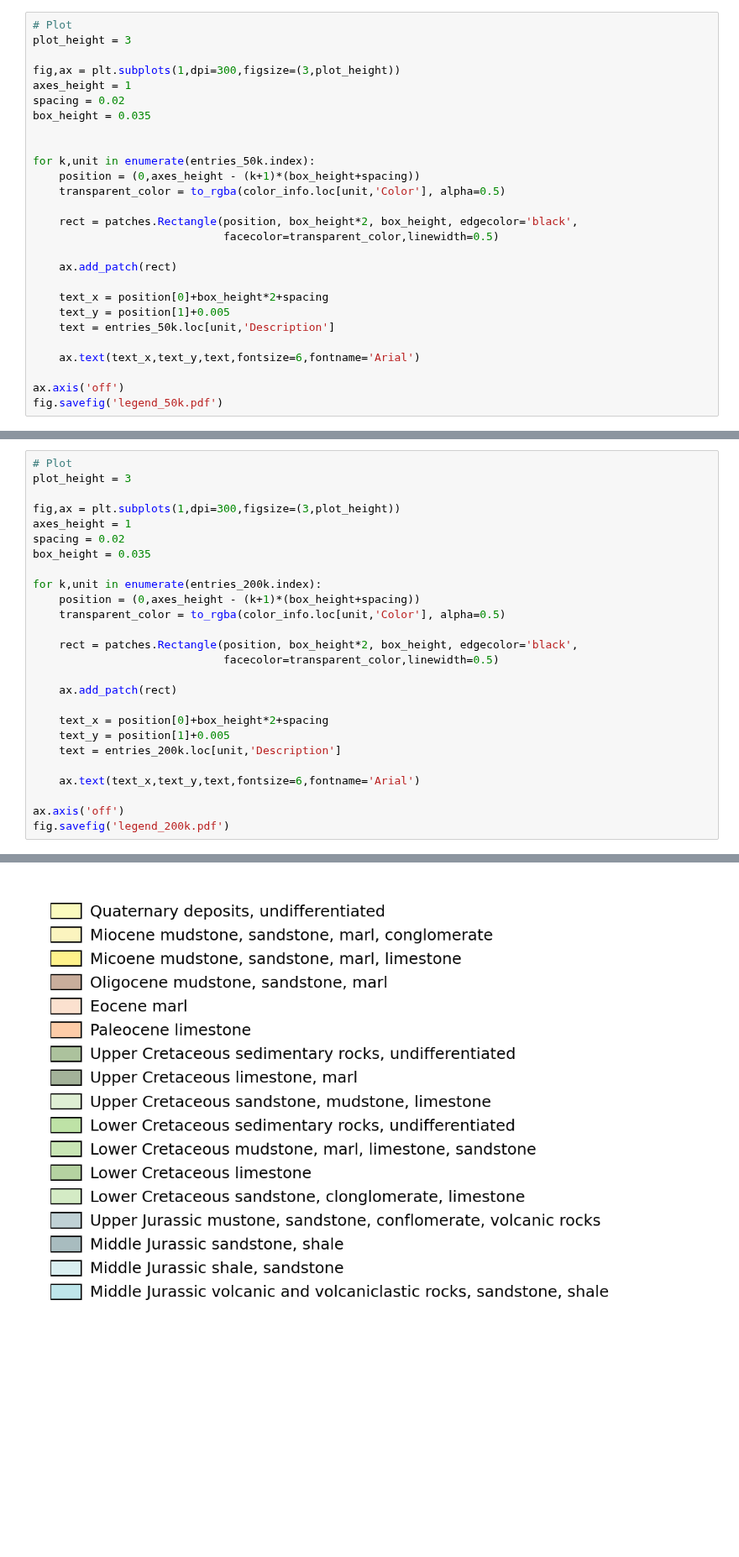
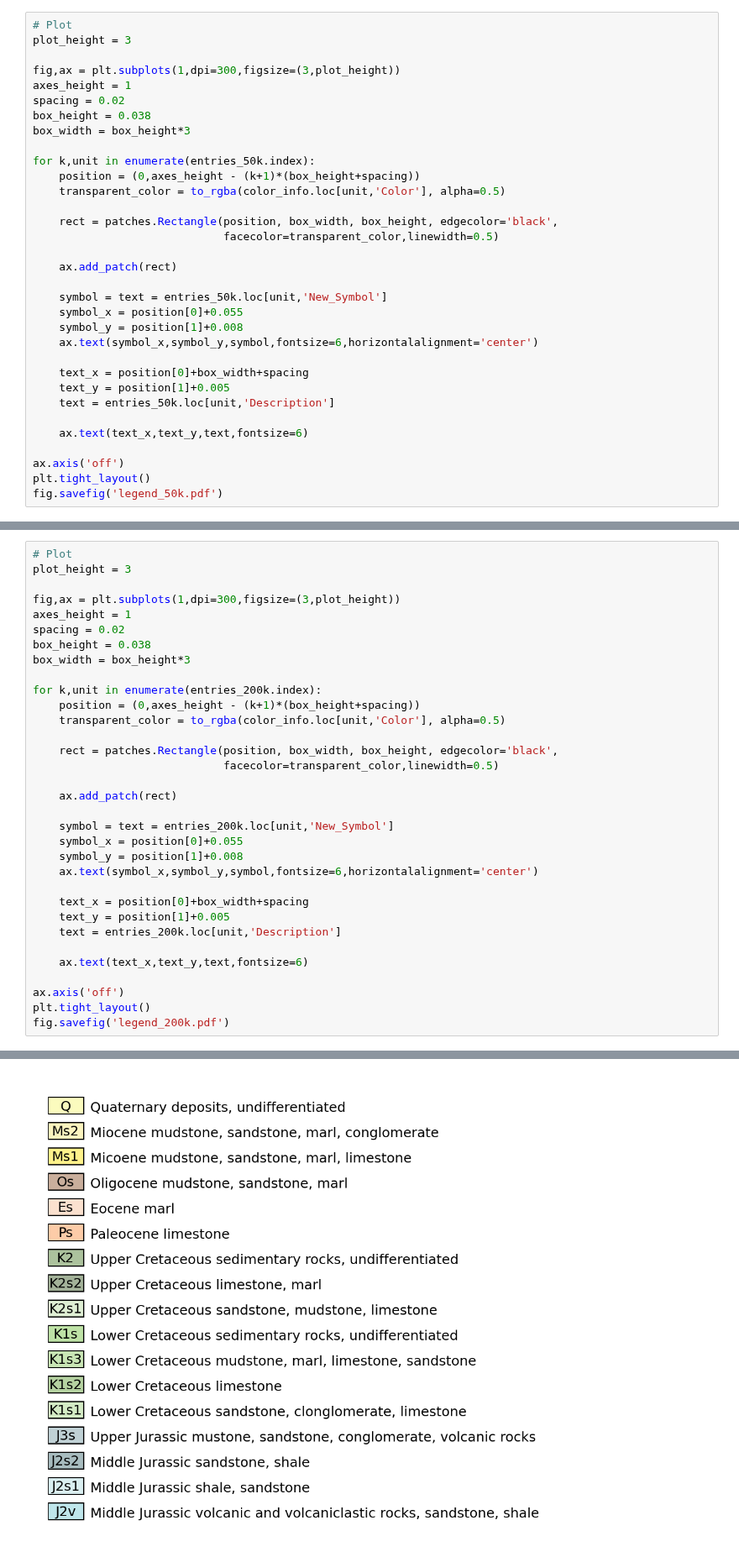
Before and after one commit to dyvasey/dataset-caucasus-gchem-2023, a Jupyter notebook: maps/map_processing/legends.ipynb, the cells around one changed output, grey strips where cells are left out. Shown at 84% size. Cells and saved outputs as stored; diff of their text form; blank space fills up the shorter version.

```diff
--- a/maps/map_processing/legends.ipynb
+++ b/maps/map_processing/legends.ipynb
@@ -43,24 +43,30 @@ plot_height = 3
 fig,ax = plt.subplots(1,dpi=300,figsize=(3,plot_height))
 axes_height = 1
 spacing = 0.02
-box_height = 0.035
-
+box_height = 0.038
+box_width = box_height*3
 
 for k,unit in enumerate(entries_50k.index):
     position = (0,axes_height - (k+1)*(box_height+spacing))
     transparent_color = to_rgba(color_info.loc[unit,'Color'], alpha=0.5)
 
-    rect = patches.Rectangle(position, box_height*2, box_height, edgecolor='black',
+    rect = patches.Rectangle(position, box_width, box_height, edgecolor='black',
                              facecolor=transparent_color,linewidth=0.5)
 
     ax.add_patch(rect)
 
-    text_x = position[0]+box_height*2+spacing
+    symbol = text = entries_50k.loc[unit,'New_Symbol']
+    symbol_x = position[0]+0.055
+    symbol_y = position[1]+0.008
+    ax.text(symbol_x,symbol_y,symbol,fontsize=6,horizontalalignment='center')
+
+    text_x = position[0]+box_width+spacing
     text_y = position[1]+0.005
     text = entries_50k.loc[unit,'Description']
 
-    ax.text(text_x,text_y,text,fontsize=6,fontname='Arial')
+    ax.text(text_x,text_y,text,fontsize=6)
 
 ax.axis('off')
+plt.tight_layout()
 fig.savefig('legend_50k.pdf')
 # %% [output]
@@ -89,23 +78,30 @@ plot_height = 3
 fig,ax = plt.subplots(1,dpi=300,figsize=(3,plot_height))
 axes_height = 1
 spacing = 0.02
-box_height = 0.035
+box_height = 0.038
+box_width = box_height*3
 
 for k,unit in enumerate(entries_200k.index):
     position = (0,axes_height - (k+1)*(box_height+spacing))
     transparent_color = to_rgba(color_info.loc[unit,'Color'], alpha=0.5)
 
-    rect = patches.Rectangle(position, box_height*2, box_height, edgecolor='black',
+    rect = patches.Rectangle(position, box_width, box_height, edgecolor='black',
                              facecolor=transparent_color,linewidth=0.5)
 
     ax.add_patch(rect)
 
-    text_x = position[0]+box_height*2+spacing
+    symbol = text = entries_200k.loc[unit,'New_Symbol']
+    symbol_x = position[0]+0.055
+    symbol_y = position[1]+0.008
+    ax.text(symbol_x,symbol_y,symbol,fontsize=6,horizontalalignment='center')
+
+    text_x = position[0]+box_width+spacing
     text_y = position[1]+0.005
     text = entries_200k.loc[unit,'Description']
 
-    ax.text(text_x,text_y,text,fontsize=6,fontname='Arial')
+    ax.text(text_x,text_y,text,fontsize=6)
 
 ax.axis('off')
+plt.tight_layout()
 fig.savefig('legend_200k.pdf')
 # %% [output]
@@ -129 +108 @@ findfont: Font family 'Arial' not found.
-[figure, old version]
+[figure, new version]
```
Also changed, not shown: parts of 2 cells of this notebook, 2 other files.
